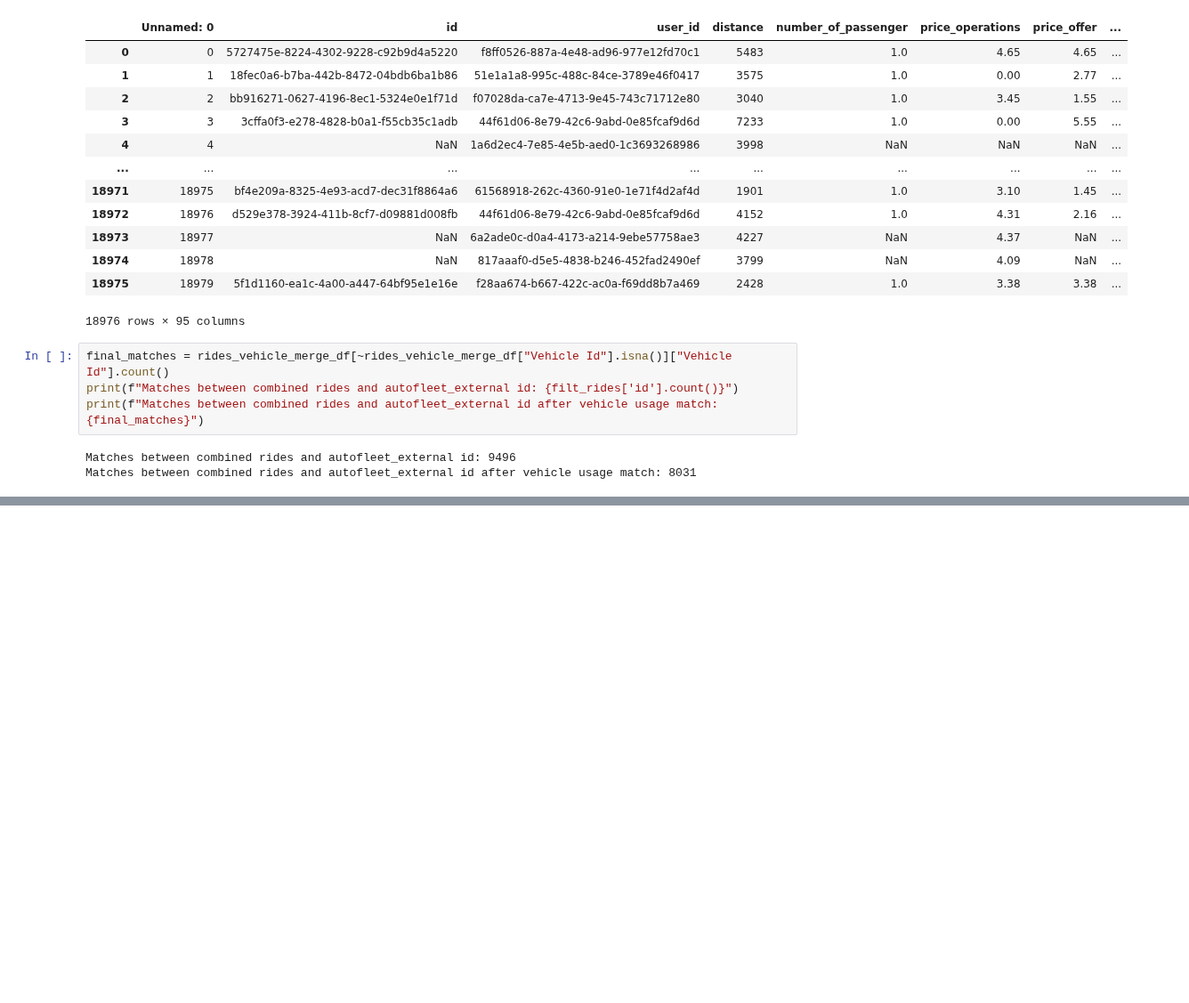
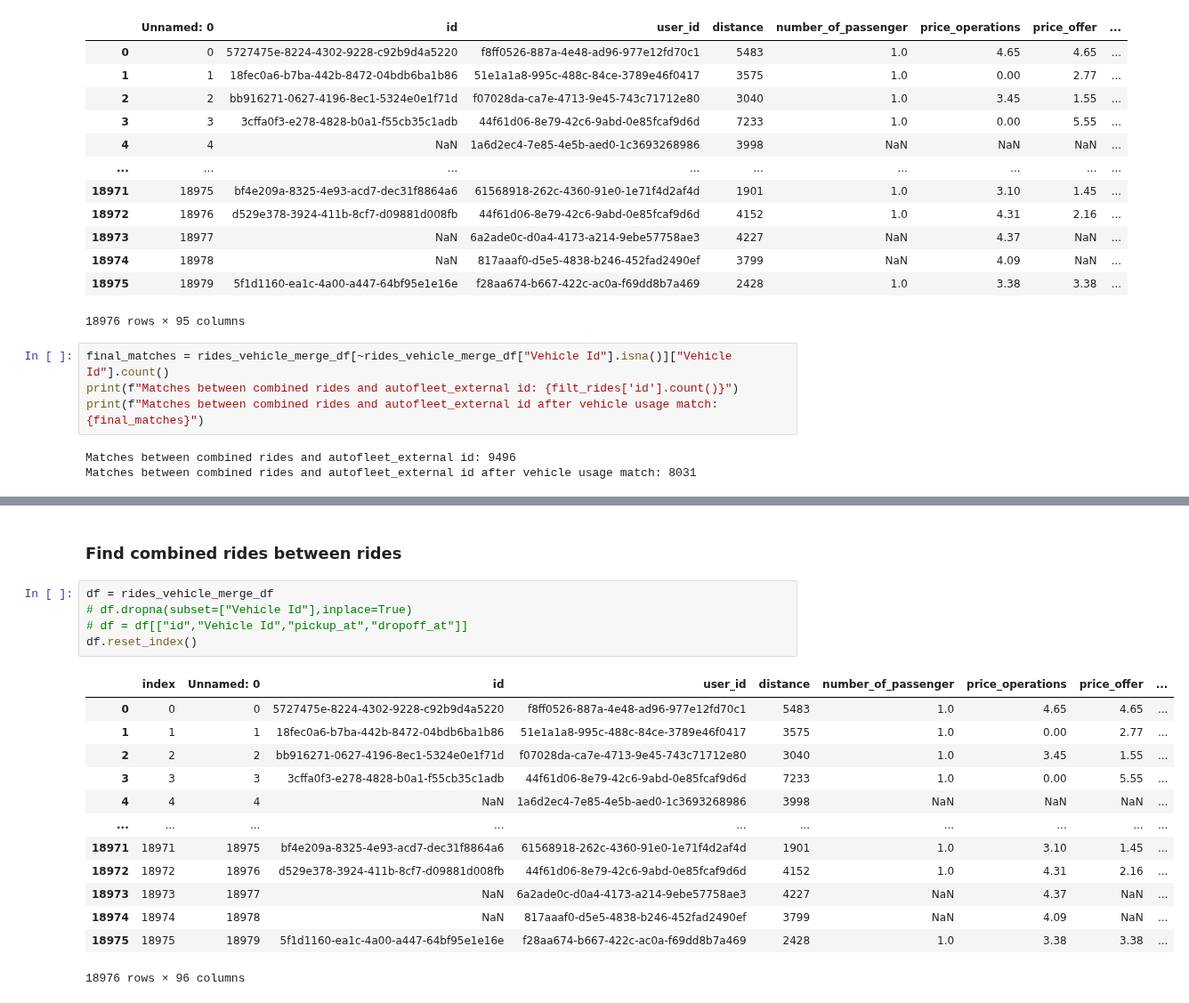
Before and after one commit to Lukas-Dierkes/vehicle-stream-team-project, a Jupyter notebook: vehicle_stream_pipeline/vehicle_matching.ipynb, the cells around one changed output, grey strips where cells are left out. Shown at 89% size. Drawn from its saved outputs; the diff is of its cells as text; blank space fills up the shorter version.

```diff
--- a/vehicle_stream_pipeline/vehicle_matching.ipynb
+++ b/vehicle_stream_pipeline/vehicle_matching.ipynb
@@ -196,0 +226,21 @@ Matches between combined rides and autofleet_external id after vehicle usage mat
+# %% [markdown]
+### Find combined rides between rides
+# %%
+df = rides_vehicle_merge_df
+# df.dropna(subset=["Vehicle Id"],inplace=True)
+# df = df[["id","Vehicle Id","pickup_at","dropoff_at"]]
+df.reset_index()
+# %% [output]
+|  | index | Unnamed: 0 | id | user_id | distance | number_of_passenger | price_operations | price_offer | ... |
+| 0 | 0 | 0 | 5727475e-8224-4302-9228-c92b9d4a5220 | f8ff0526-887a-4e48-ad96-977e12fd70c1 | 5483 | 1.0 | 4.65 | 4.65 | ... |
+| 1 | 1 | 1 | 18fec0a6-b7ba-442b-8472-04bdb6ba1b86 | 51e1a1a8-995c-488c-84ce-3789e46f0417 | 3575 | 1.0 | 0.00 | 2.77 | ... |
+| 2 | 2 | 2 | bb916271-0627-4196-8ec1-5324e0e1f71d | f07028da-ca7e-4713-9e45-743c71712e80 | 3040 | 1.0 | 3.45 | 1.55 | ... |
+| 3 | 3 | 3 | 3cffa0f3-e278-4828-b0a1-f55cb35c1adb | 44f61d06-8e79-42c6-9abd-0e85fcaf9d6d | 7233 | 1.0 | 0.00 | 5.55 | ... |
+| 4 | 4 | 4 | NaN | 1a6d2ec4-7e85-4e5b-aed0-1c3693268986 | 3998 | NaN | NaN | NaN | ... |
+| ... | ... | ... | ... | ... | ... | ... | ... | ... | ... |
+| 18971 | 18971 | 18975 | bf4e209a-8325-4e93-acd7-dec31f8864a6 | 61568918-262c-4360-91e0-1e71f4d2af4d | 1901 | 1.0 | 3.10 | 1.45 | ... |
+| 18972 | 18972 | 18976 | d529e378-3924-411b-8cf7-d09881d008fb | 44f61d06-8e79-42c6-9abd-0e85fcaf9d6d | 4152 | 1.0 | 4.31 | 2.16 | ... |
+| 18973 | 18973 | 18977 | NaN | 6a2ade0c-d0a4-4173-a214-9ebe57758ae3 | 4227 | NaN | 4.37 | NaN | ... |
+| 18974 | 18974 | 18978 | NaN | 817aaaf0-d5e5-4838-b246-452fad2490ef | 3799 | NaN | 4.09 | NaN | ... |
+| 18975 | 18975 | 18979 | 5f1d1160-ea1c-4a00-a447-64bf95e1e16e | f28aa674-b667-422c-ac0a-f69dd8b7a469 | 2428 | 1.0 | 3.38 | 3.38 | ... |
+18976 rows × 96 columns
```
Also changed, not shown: parts of 9 cells of this notebook.
